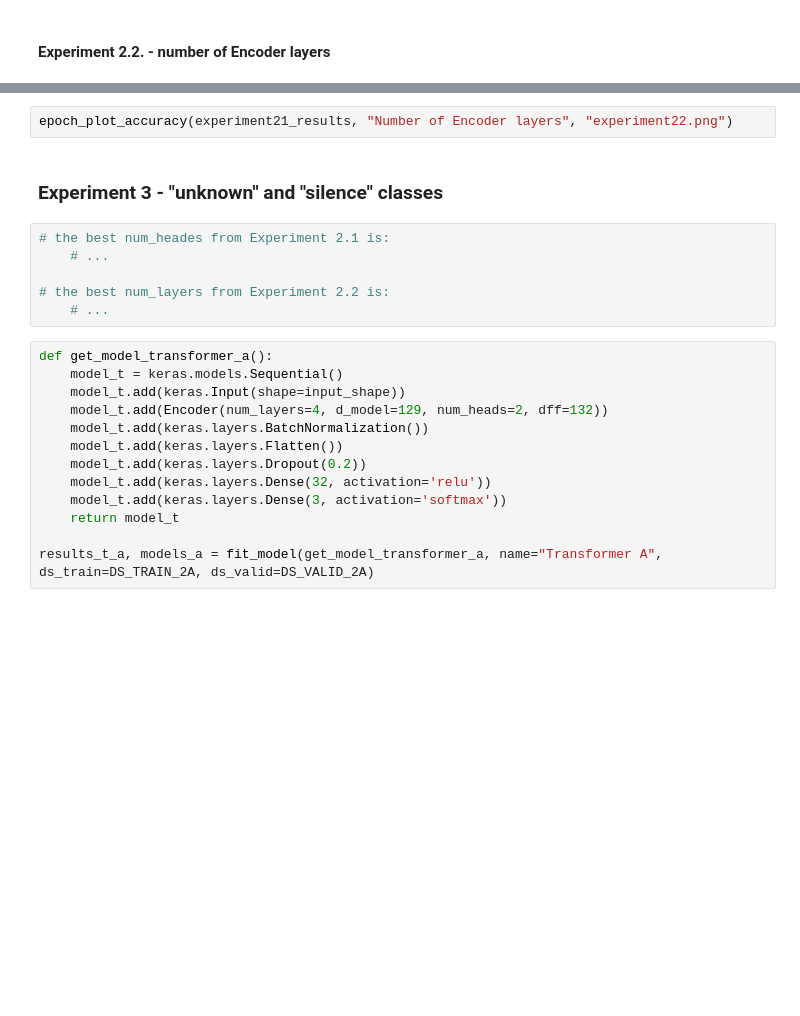
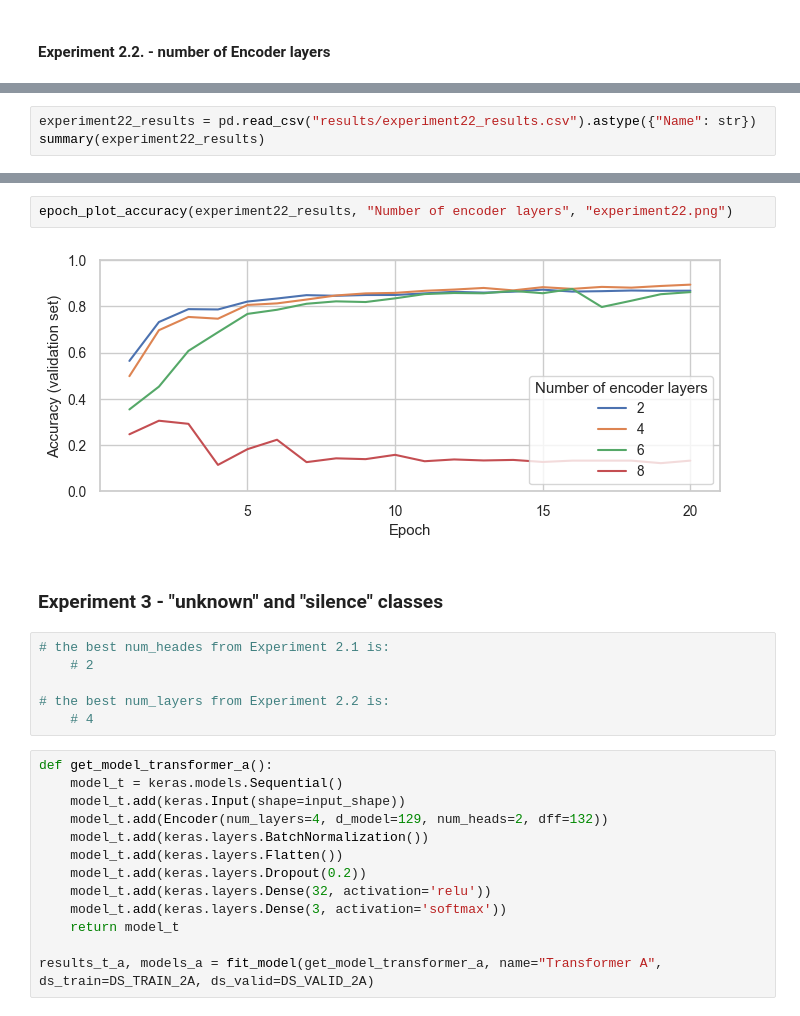
Before and after one commit to zakrzewow/DeepLearning2024, a Jupyter notebook: project2/experiments.ipynb, the cells around one changed output, grey strips where cells are left out. Drawn from its saved outputs; the diff is of its cells as text; blank space fills up the shorter version.

Commit message:
project2 experiments 1 & 2 results

```diff
--- a/project2/experiments.ipynb
+++ b/project2/experiments.ipynb
@@ -569,0 +622,3 @@ summary(experiment22_results)
+# %%
+experiment22_results = pd.read_csv("results/experiment22_results.csv").astype({"Name": str})
+summary(experiment22_results)
@@ -570,13 +632,15 @@ summary(experiment22_results)
 # %%
-epoch_plot_accuracy(experiment21_results, "Number of Encoder layers", "experiment22.png")
+epoch_plot_accuracy(experiment22_results, "Number of encoder layers", "experiment22.png")
+# %% [output]
+[figure, added]
 # %% [markdown]
 ### Experiment 3 - "unknown" and "silence" classes
 # %%
 # the best num_heades from Experiment 2.1 is:
-    # ...
+    # 2
 
 # the best num_layers from Experiment 2.2 is:
-    # ...
+    # 4
 # %%
 def get_model_transformer_a():
     model_t = keras.models.Sequential()
```
Also changed, not shown: parts of 15 cells of this notebook, 8 other files.
